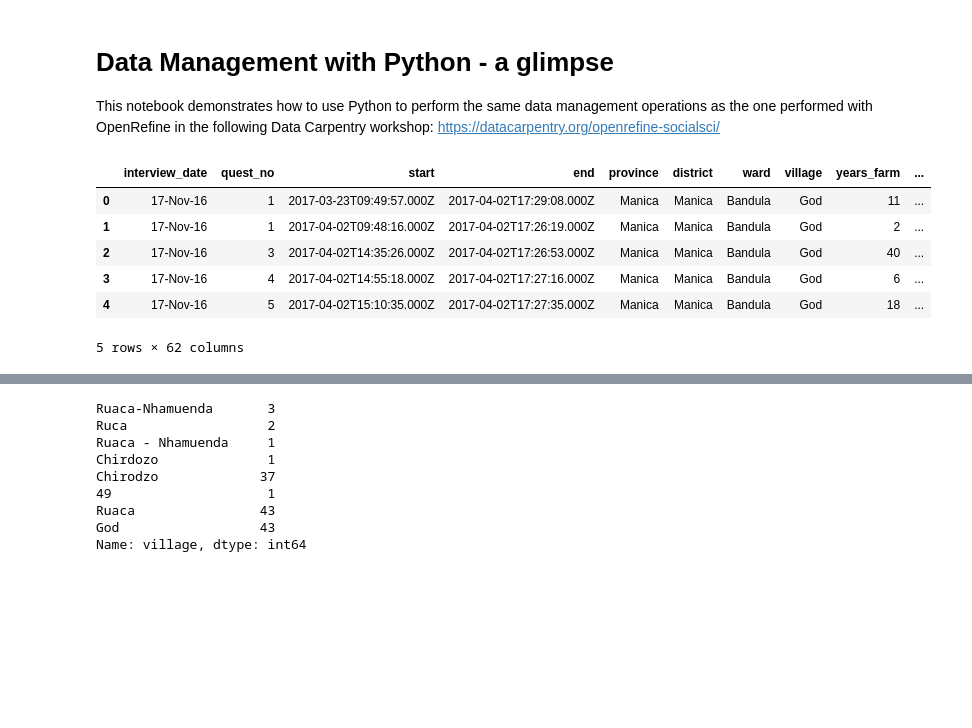
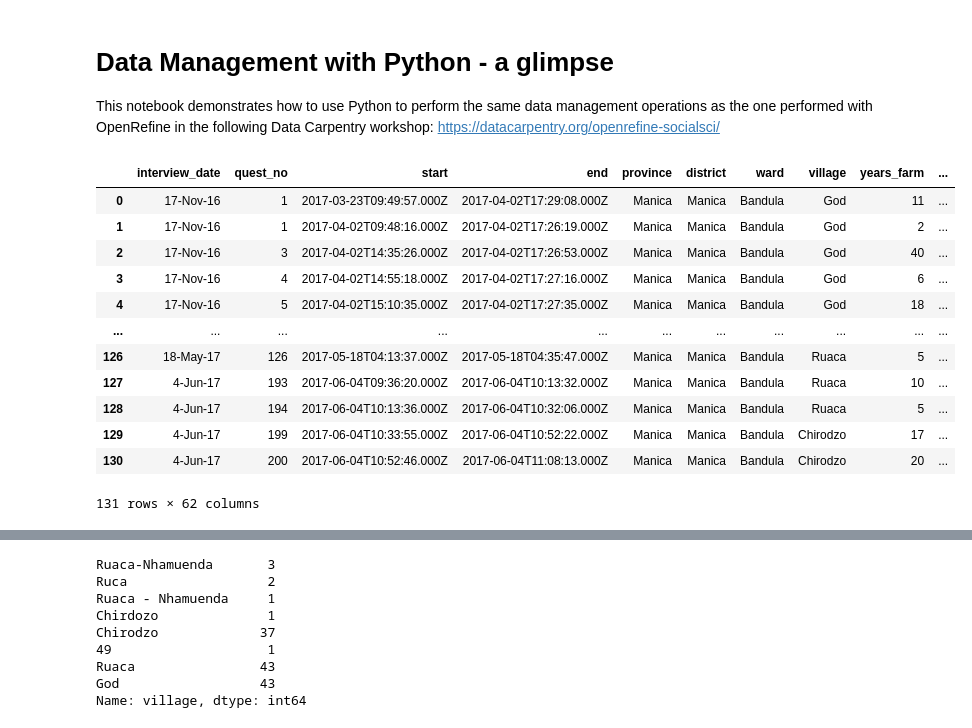
Before and after one commit to CALDISS-AAU/workshop_data-management, a Jupyter notebook: notebooks/02_python-data-management.ipynb, the cells around one changed output, grey strips where cells are left out. Drawn from its saved outputs; the diff is of its cells as text; code cells hidden in the pictures; blank space fills up the shorter version.

Commit message:
script for exercise data

```diff
--- a/notebooks/02_python-data-management.ipynb
+++ b/notebooks/02_python-data-management.ipynb
@@ -10,15 +10,21 @@ data = pd.read_csv('https://ndownloader.figshare.com/files/11502815')
 # %%
 # Preview of data (by default the first 5 rows)
 
-data.head()
+data
 # %% [output]
 |  | interview_date | quest_no | start | end | province | district | ward | village | years_farm | ... |
 | 0 | 17-Nov-16 | 1 | 2017-03-23T09:49:57.000Z | 2017-04-02T17:29:08.000Z | Manica | Manica | Bandula | God | 11 | ... |
 | 1 | 17-Nov-16 | 1 | 2017-04-02T09:48:16.000Z | 2017-04-02T17:26:19.000Z | Manica | Manica | Bandula | God | 2 | ... |
 | 2 | 17-Nov-16 | 3 | 2017-04-02T14:35:26.000Z | 2017-04-02T17:26:53.000Z | Manica | Manica | Bandula | God | 40 | ... |
 | 3 | 17-Nov-16 | 4 | 2017-04-02T14:55:18.000Z | 2017-04-02T17:27:16.000Z | Manica | Manica | Bandula | God | 6 | ... |
 | 4 | 17-Nov-16 | 5 | 2017-04-02T15:10:35.000Z | 2017-04-02T17:27:35.000Z | Manica | Manica | Bandula | God | 18 | ... |
+| ... | ... | ... | ... | ... | ... | ... | ... | ... | ... | ... |
+| 126 | 18-May-17 | 126 | 2017-05-18T04:13:37.000Z | 2017-05-18T04:35:47.000Z | Manica | Manica | Bandula | Ruaca | 5 | ... |
+| 127 | 4-Jun-17 | 193 | 2017-06-04T09:36:20.000Z | 2017-06-04T10:13:32.000Z | Manica | Manica | Bandula | Ruaca | 10 | ... |
+| 128 | 4-Jun-17 | 194 | 2017-06-04T10:13:36.000Z | 2017-06-04T10:32:06.000Z | Manica | Manica | Bandula | Ruaca | 5 | ... |
+| 129 | 4-Jun-17 | 199 | 2017-06-04T10:33:55.000Z | 2017-06-04T10:52:22.000Z | Manica | Manica | Bandula | Chirodzo | 17 | ... |
+| 130 | 4-Jun-17 | 200 | 2017-06-04T10:52:46.000Z | 2017-06-04T11:08:13.000Z | Manica | Manica | Bandula | Chirodzo | 20 | ... |
-5 rows × 62 columns
+131 rows × 62 columns
 # %%
 # Counts of unique values ("faceting" in Open Refine)
 
```
Also changed, not shown: parts of 1 cell of this notebook, 3 other files.
